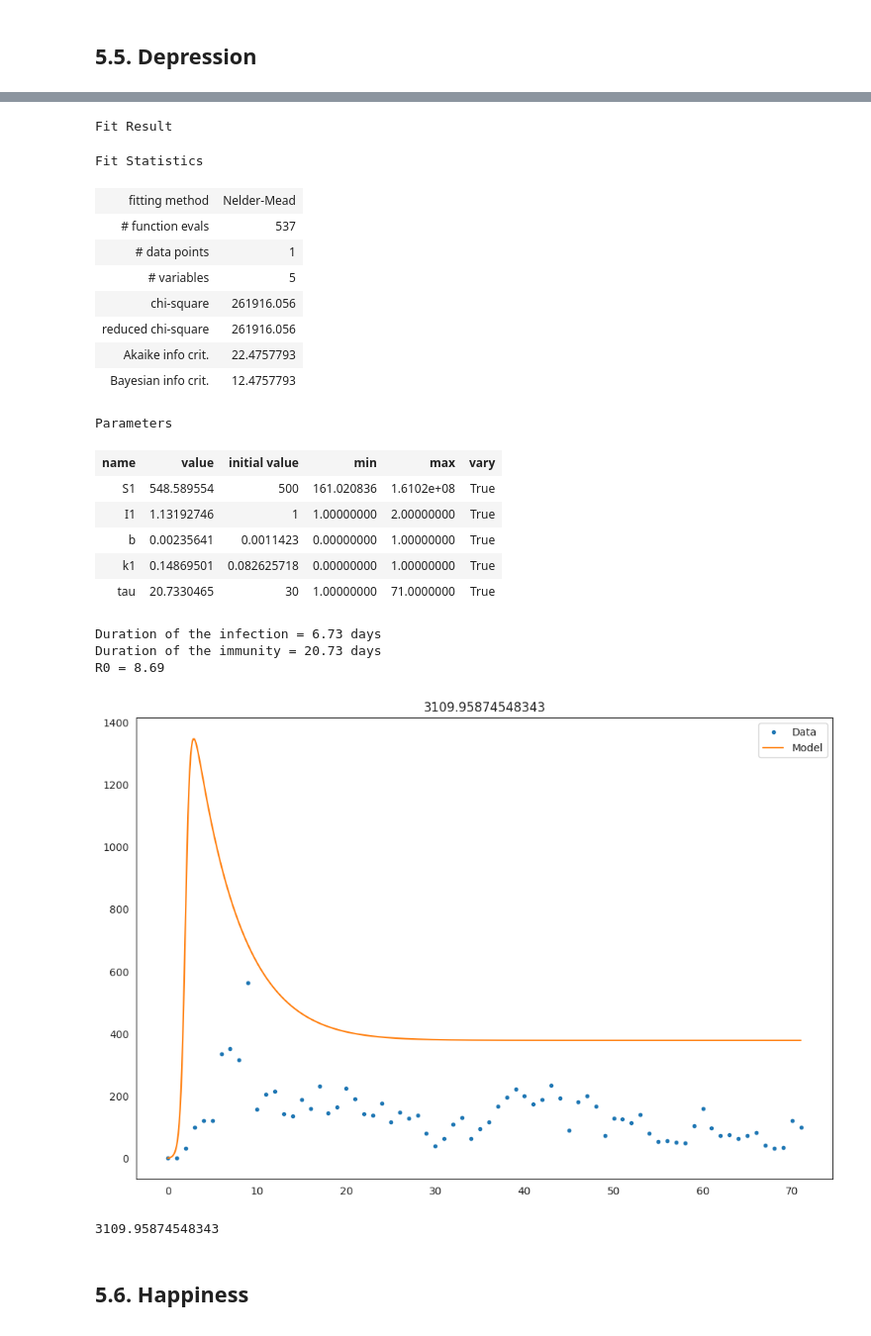
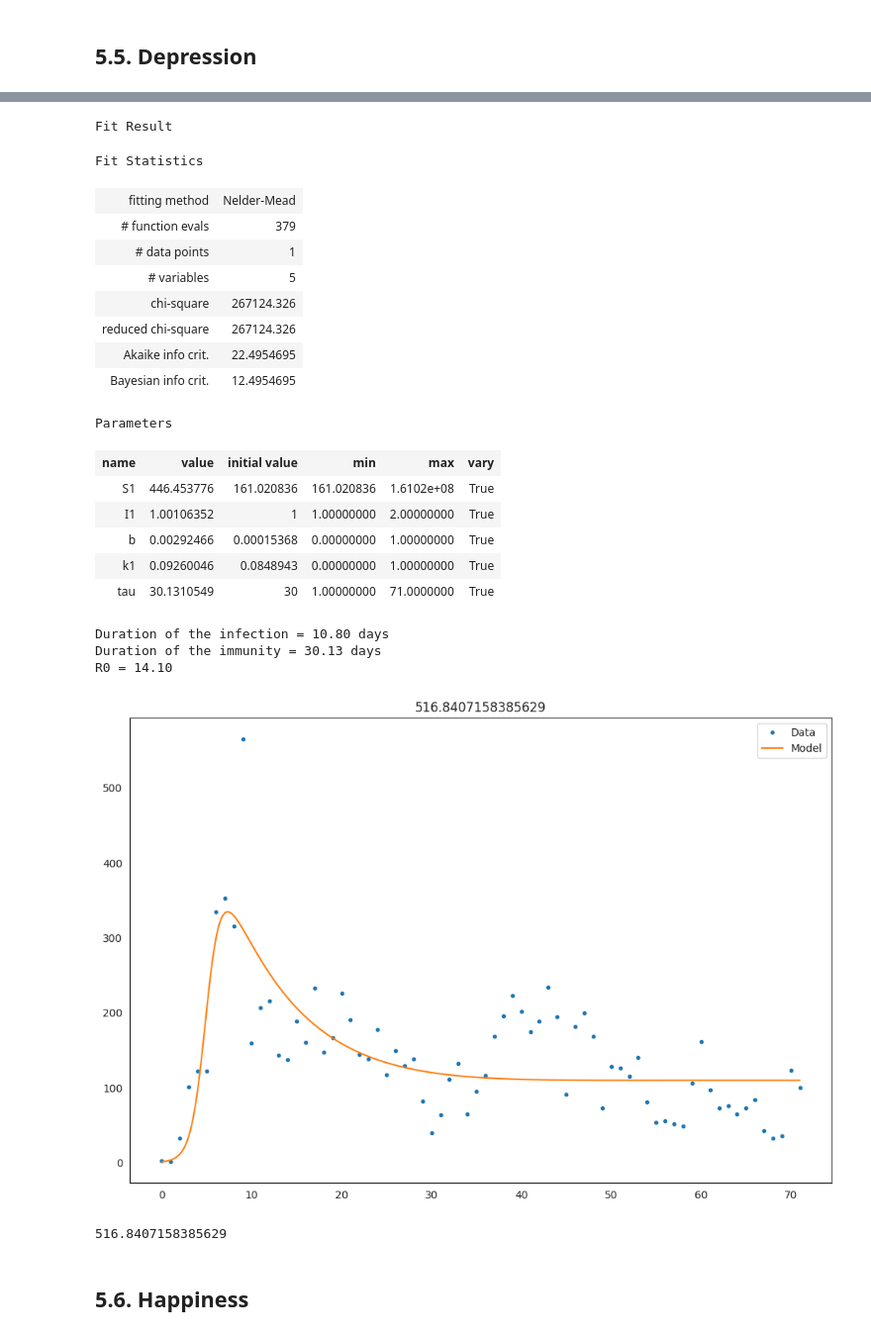
Before and after one commit to briceshun/sm_contagion, a Jupyter notebook: ContagionModels_FTX_SIRS.ipynb, the cells around one changed output, grey strips where cells are left out. Shown at 99% size. Cells and saved outputs as stored; diff of their text form; code cells hidden in the pictures.

```diff
--- a/ContagionModels_FTX_SIRS.ipynb
+++ b/ContagionModels_FTX_SIRS.ipynb
@@ -796,10 +808,10 @@ df_model = df_depression
 S0 = int(df_describe['viewCount'].iloc[6]) # Sum of all views during that period
 toFit = ["S1", "I1", 'b', 'k1', 'tau']
 params = lmfit.Parameters()
-params.add("S1", value=500, min=S0/10000000, max=S0)
+params.add("S1", value=100, min=S0/1000000, max=S0)
 params.add("I1", value=1, min=1, max=int(df_model["count"].iloc[0]))  # No. of comments on first day
-params.add("b", value=1.1423e-03, min=0, max=1)
-params.add("k1", value=0.082625718	, min=0, max=1)
+params.add("b", value=1.5368e-04, min=0, max=1)
+params.add("k1", value=0.0848943, min=0, max=1)
 params.add("tau", value=30, min=1, max=int(max(df_model.index)))
 # %%
 # Define Objective Function
@@ -858,46 +870,46 @@ result
 Fit Result
 Fit Statistics
 | fitting method | Nelder-Mead |
-| # function evals | 537 |
+| # function evals | 379 |
 | # data points | 1 |
 | # variables | 5 |
-| chi-square | 261916.056 |
-| reduced chi-square | 261916.056 |
-| Akaike info crit. | 22.4757793 |
-| Bayesian info crit. | 12.4757793 |
+| chi-square | 267124.326 |
+| reduced chi-square | 267124.326 |
+| Akaike info crit. | 22.4954695 |
+| Bayesian info crit. | 12.4954695 |
 Parameters
 | name | value | initial value | min | max | vary |
-| S1 | 548.589554 | 500 | 161.020836 | 1.6102e+08 | True |
-| I1 | 1.13192746 | 1 | 1.00000000 | 2.00000000 | True |
-| b | 0.00235641 | 0.0011423 | 0.00000000 | 1.00000000 | True |
-| k1 | 0.14869501 | 0.082625718 | 0.00000000 | 1.00000000 | True |
-| tau | 20.7330465 | 30 | 1.00000000 | 71.0000000 | True |
+| S1 | 446.453776 | 161.020836 | 161.020836 | 1.6102e+08 | True |
+| I1 | 1.00106352 | 1 | 1.00000000 | 2.00000000 | True |
+| b | 0.00292466 | 0.00015368 | 0.00000000 | 1.00000000 | True |
+| k1 | 0.09260046 | 0.0848943 | 0.00000000 | 1.00000000 | True |
+| tau | 30.1310549 | 30 | 1.00000000 | 71.0000000 | True |
 # %%
 k1 = result.params['k1'].value
 b = result.params['b'].value
 I1 = result.params['I1'].value
 S1 = result.params['S1'].value
 tau = result.params['tau'].value
 print("Duration of the infection = %.2f days" % (1.0/k1))
 print("Duration of the immunity = %.2f days" % (tau))
 print("R0 = %.2f" % (b * S1/k1))
 
 # Parameters
-toFit = ["S1", "I1", 'b', 'k1']
+toFit = ["S1", "I1", 'b', 'k1', 'tau']
 params = lmfit.Parameters()
 params.add("S1", value=S1, min=S0/1000000, max=S0)
 params.add("I1", value=I1, min=1, max=S0/1000000)
 params.add("b", value=b, min=0, max=1)
 params.add("k1", value=k1, min=0, max=1)
 params.add("tau", value=tau, min=1, max=int(max(df_model.index)))
 
 cost_fun(params, plot=True)
 # %% [output]
-Duration of the infection = 6.73 days
-Duration of the immunity = 20.73 days
-R0 = 8.69
+Duration of the infection = 10.80 days
+Duration of the immunity = 30.13 days
+R0 = 14.10
-[figure, old version]
+[figure, new version]
-3109.95874548343
+516.8407158385629
 # %% [markdown]
 ## 5.6. Happiness
 # %%
```
Also changed, not shown: parts of 12 cells of this notebook.
